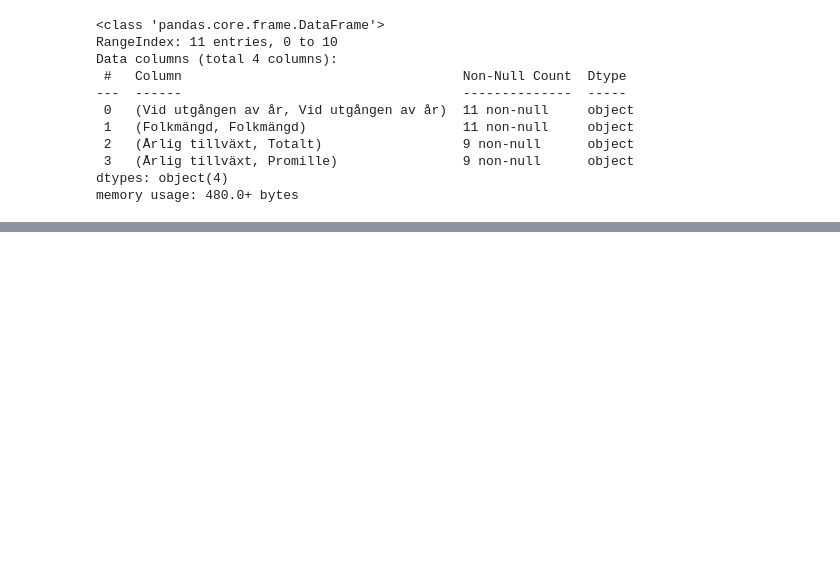
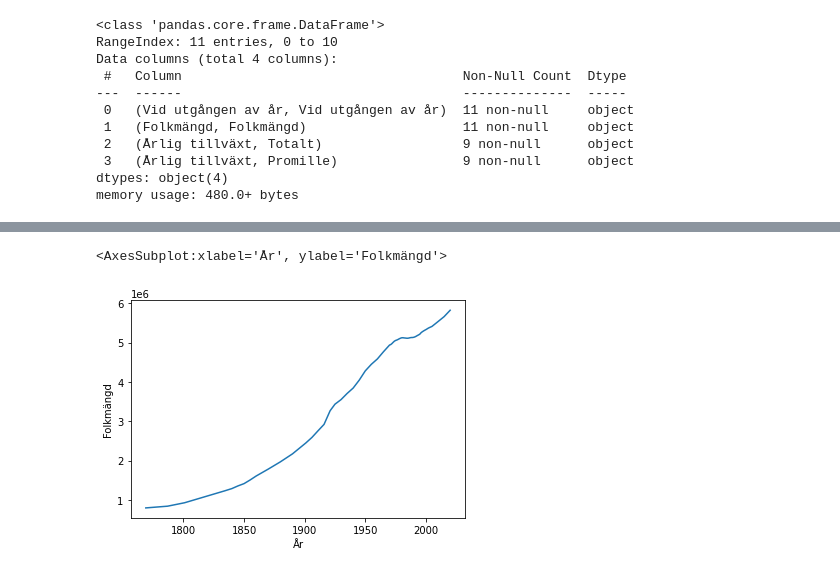
Before and after one commit to AmalDerbali/Databehandling_AmalDerbali, a Jupyter notebook: Exercises/E02_merging.ipynb, the cells around one changed output, grey strips where cells are left out. Cells and saved outputs as stored; diff of their text form; code cells hidden in the pictures; blank space fills up the shorter version.

```diff
--- a/Exercises/E02_merging.ipynb
+++ b/Exercises/E02_merging.ipynb
@@ -113,0 +238,3 @@ memory usage: 480.0+ bytes
+# %%
+# Clean the data and draw a graph of population against year from 1769-2020
+demography_den = pd.DataFrame({"År":demography_den["År"].append(demography_den["År.1"]).reset_index(drop=True),"Folkmängd":demography_den["Befolkning pr. 1. januar"].append(demography_den["Befolkning pr. 1. januar.1"]).reset_index(drop=True)})
@@ -113,0 +255,3 @@ memory usage: 480.0+ bytes
+# %%
+demography_den = demography_den.dropna()
+len(demography_den)
@@ -113,0 +260,3 @@ memory usage: 480.0+ bytes
+# %%
+demography_den["Folkmängd"] = demography_den["Folkmängd"].str.replace(".", "").str.replace("\[5\]", "")
+demography_den
@@ -113,0 +277,3 @@ memory usage: 480.0+ bytes
+# %%
+demography_den = demography_den.astype({"År":int, "Folkmängd": int})
+demography_den.info()
@@ -113,0 +290,5 @@ memory usage: 480.0+ bytes
+# %%
+sns.lineplot(data=demography_den[2:], x="År", y="Folkmängd")
+# %% [output]
+<AxesSubplot:xlabel='År', ylabel='Folkmängd'>
+[figure, added]
```
Also changed, not shown: parts of 28 cells of this notebook.
